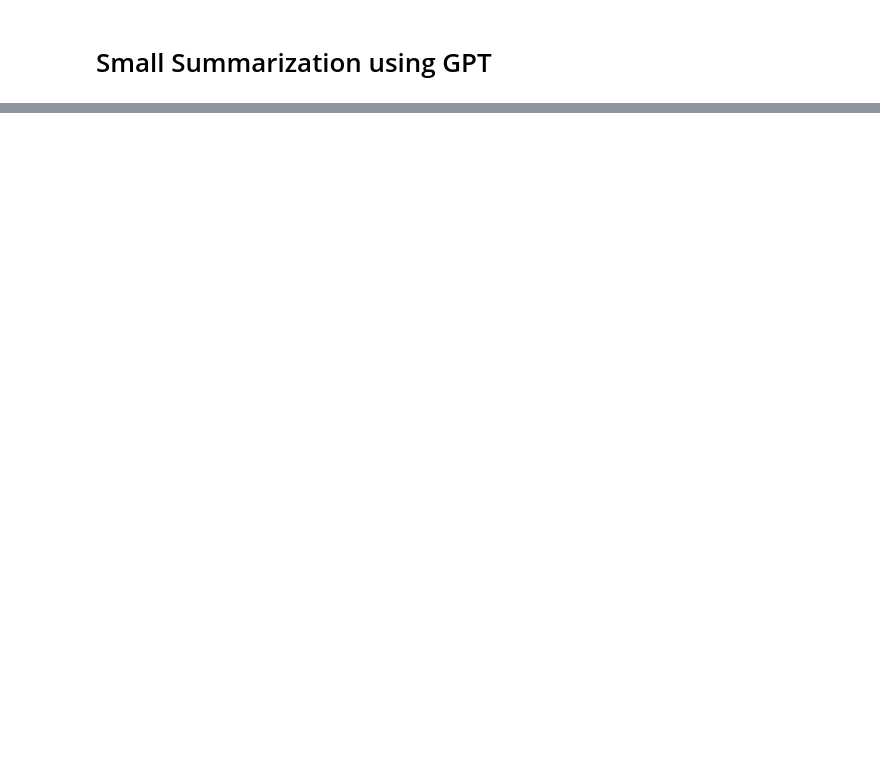
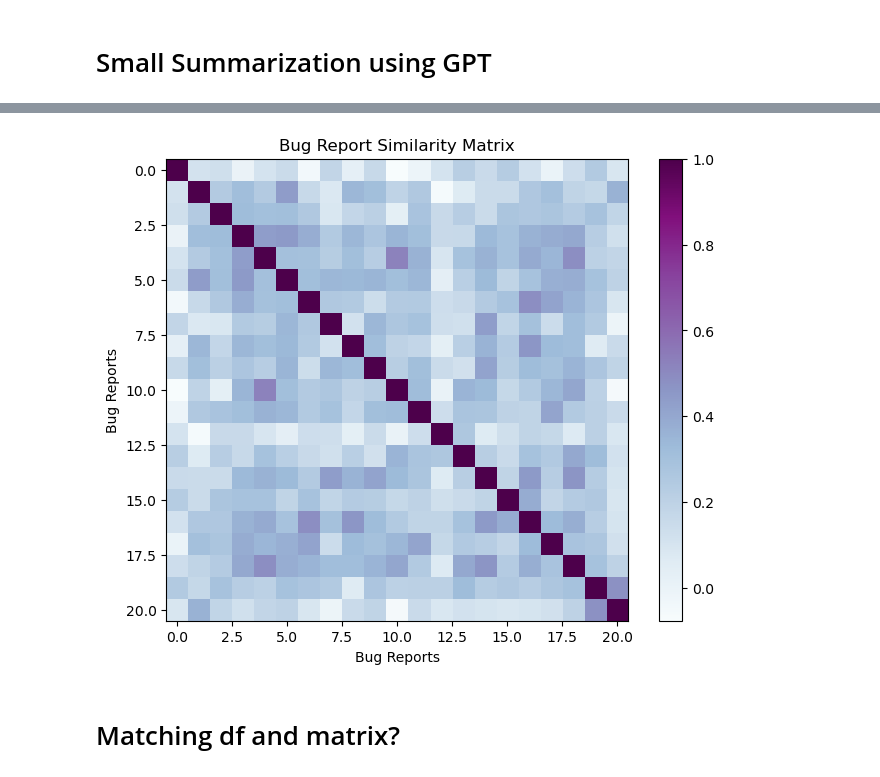
Before and after one commit to qas-lab/LaneyREU, a Jupyter notebook: Laney REU 2024.ipynb, the cells around one changed output, grey strips where cells are left out. Saved outputs shown, nothing was run; the diff lists cells and outputs as text; code cells hidden in the pictures; blank space fills up the shorter version.

```diff
--- a/Laney REU 2024.ipynb
+++ b/Laney REU 2024.ipynb
@@ -360,0 +393,16 @@ SyntaxError: expected ':' (1662501303.py, line 2)
+# %%
+
+model = SentenceTransformer('paraphrase-MiniLM-L6-v2')
+
+# Encode sentences and store the embeddings in the DataFrame
+gpt_Summary['embeddings'] = gpt_Summary['summary'].apply(lambda x: model.encode(x, convert_to_tensor=True))
+
+# Convert embeddings to a tensor
+embeddings = torch.stack(gpt_Summary['embeddings'].tolist())
+
+# Calculate cosine similarity
+cosine_scores = util.pytorch_cos_sim(embeddings, embeddings)
+
+# Print the DataFrame with embeddings and the cosine similarity matrix
+print(gpt_Summary.head())
+print(cosine_scores)
@@ -360,0 +427,10 @@ SyntaxError: expected ':' (1662501303.py, line 2)
+# %%
+numpy_array = cosine_scores.numpy()
+
+# Reshape the NumPy array into a matrix
+similarity_Matrix= numpy_array.reshape(cosine_scores.shape)
+
+
+similarity_Matrix= np.round(similarity_Matrix, decimals=4)
+print(similarity_Matrix)
+print(similarity_Matrix.shape)
@@ -360,0 +455,18 @@ SyntaxError: expected ':' (1662501303.py, line 2)
+# %%
+
+
+# Assuming your similarity matrix is named 'similarity_matrix'
+# Replace this with your actual similarity matrix
+
+# Plotting the heatmap
+plt.figure(figsize=(8, 6))
+plt.imshow(similarity_Matrix, cmap='BuPu', interpolation='nearest')
+plt.colorbar()  # Add color bar to show the scale
+plt.title('Bug Report Similarity Matrix')
+plt.xlabel('Bug Reports')
+plt.ylabel('Bug Reports')
+plt.show()
+# %% [output]
+[figure, added]
+# %% [markdown]
+# Matching df and matrix?
```
Also changed, not shown: parts of 16 cells of this notebook.
